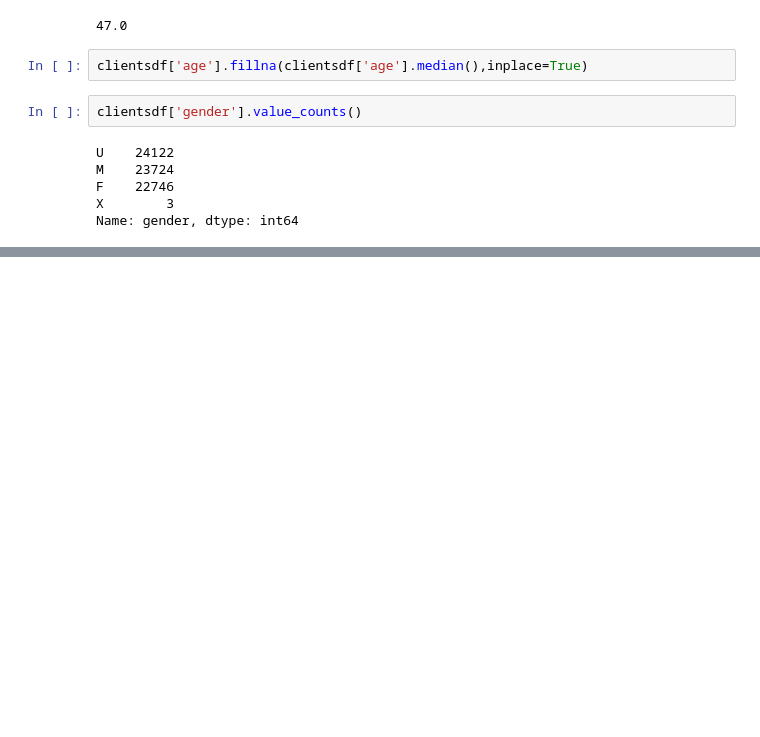
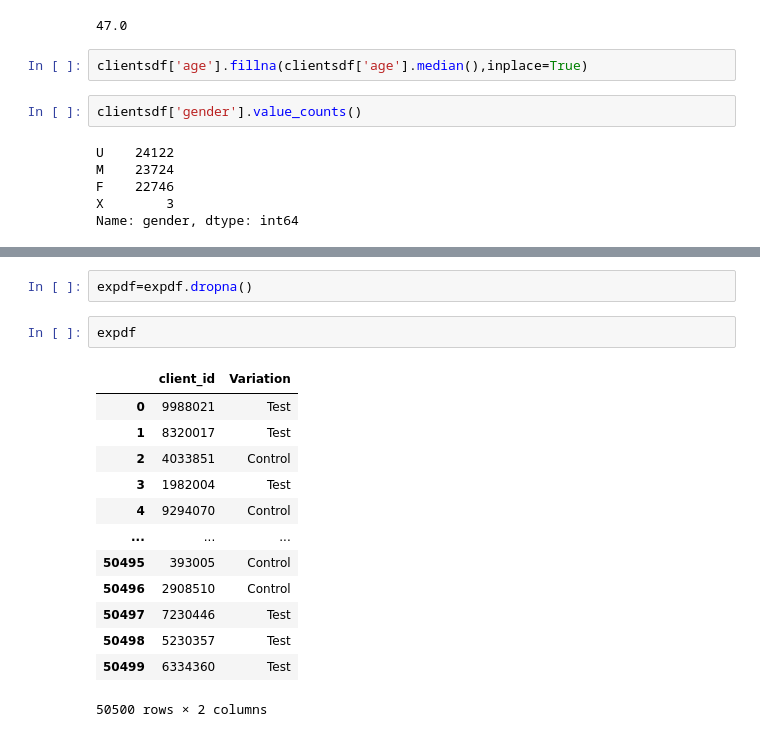
Before and after one commit to vijayendra-k/AB-Testing, a Jupyter notebook: AB-Testing.ipynb, the cells around one changed output, grey strips where cells are left out. Drawn from its saved outputs; the diff is of its cells as text; blank space fills up the shorter version.

```diff
--- a/AB-Testing.ipynb
+++ b/AB-Testing.ipynb
@@ -231,0 +275,18 @@ Name: gender, dtype: int64
+# %%
+expdf=expdf.dropna()
+# %%
+expdf
+# %% [output]
+|  | client_id | Variation |
+| 0 | 9988021 | Test |
+| 1 | 8320017 | Test |
+| 2 | 4033851 | Control |
+| 3 | 1982004 | Test |
+| 4 | 9294070 | Control |
+| ... | ... | ... |
+| 50495 | 393005 | Control |
+| 50496 | 2908510 | Control |
+| 50497 | 7230446 | Test |
+| 50498 | 5230357 | Test |
+| 50499 | 6334360 | Test |
+50500 rows × 2 columns
```
Also changed, not shown: parts of 14 cells of this notebook.
